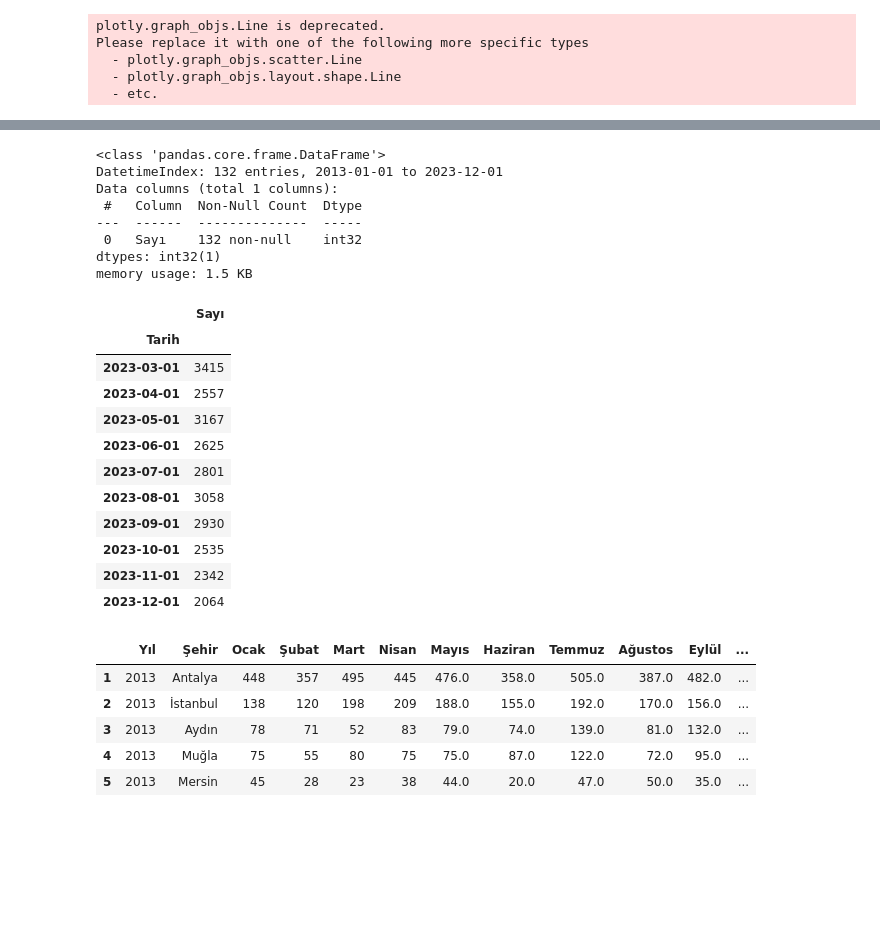
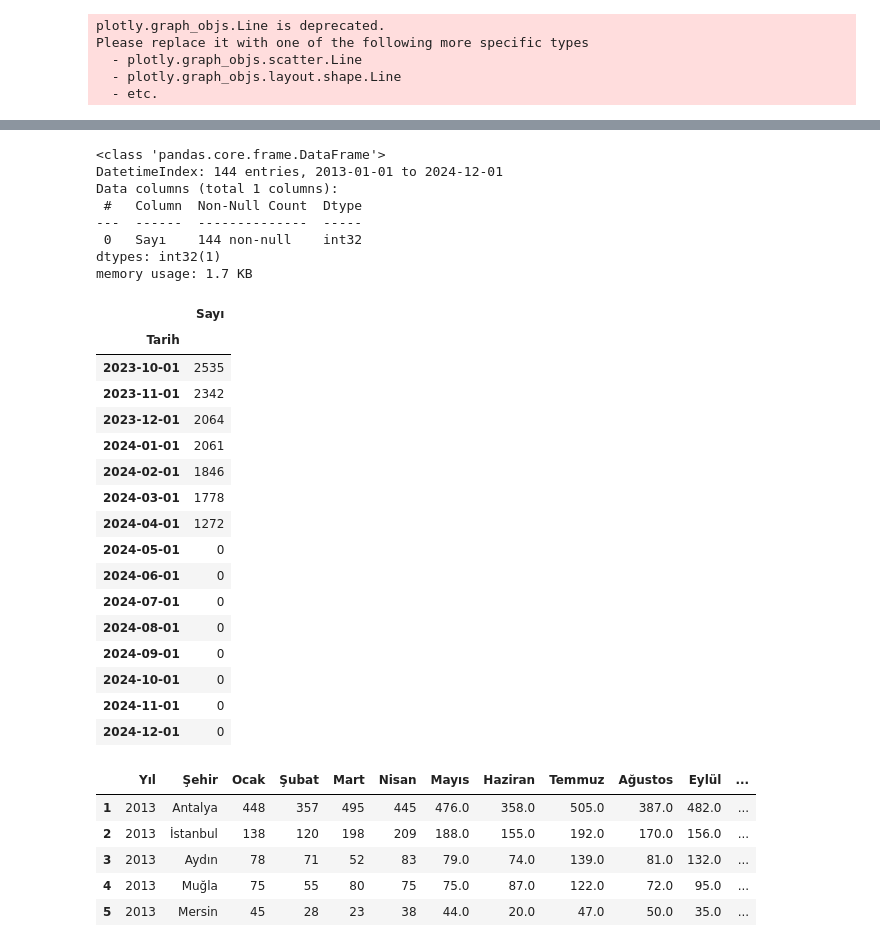
Before and after one commit to Zakerous76/analythings-viz-2-fastAPI-integration, a Jupyter notebook: fastAPI-tutorials/developement.ipynb, the cells around one changed output, grey strips where cells are left out. Drawn from its saved outputs; the diff is of its cells as text; code cells hidden in the pictures; blank space fills up the shorter version.

```diff
--- a/fastAPI-tutorials/developement.ipynb
+++ b/fastAPI-tutorials/developement.ipynb
@@ -158,14 +158,15 @@ def total_sales(df_granular):
 fig = total_sales(df_granular)
 fig.show()
 # %%
-df_f = pd.read_excel("./datasets/İllere göre yabancılara satış sayısı.xls")
+df_f = pd.read_excel("./datasets/İllere göre yabancılara konut satış sayısı.xls")
 df_f.rename(columns={'Unnamed: 1': 'Şehir'}, inplace=True)
+df_f.tail(14)
 
-df_f_total = df_f.dropna().drop(["Şehir", "Toplam"], axis=1)#.set_index("Yıl")
+df_f_total = df_f[df_f['Şehir'] == "Toplam - Total"].drop(["Şehir", "Toplam"], axis=1)#.set_index("Yıl")
 df_f_total["Yıl"] = df_f_total["Yıl"].astype(int)
 # df_f_total.index = df_f_total.index.astype(int)
 
-df_f = df_f.ffill().drop("Toplam", axis=1)
-df_f["Yıl"] = df_f["Yıl"].astype(int)
-df_f.head(19)
+df_f["Yıl"] = df_f["Yıl"].ffill().astype(int)
+df_f.drop("Toplam", axis=1, inplace=True)
+df_f.tail(19)
 # %% [output]
@@ -221,28 +231,33 @@ df_f_total_aggregated["Sayı"] = df_f_total_aggregated["Sayı"].astype(int)
 df_f_total_aggregated.info()
 # %% [output]
 <class 'pandas.core.frame.DataFrame'>
-DatetimeIndex: 132 entries, 2013-01-01 to 2023-12-01
+DatetimeIndex: 144 entries, 2013-01-01 to 2024-12-01
 Data columns (total 1 columns):
  #   Column  Non-Null Count  Dtype
 ---  ------  --------------  -----
- 0   Sayı    132 non-null    int32
+ 0   Sayı    144 non-null    int32
 dtypes: int32(1)
-memory usage: 1.5 KB
+memory usage: 1.7 KB
 # %%
-df_f_total_aggregated.tail(10)
+df_f_total_aggregated.tail(15)
 # %% [output]
 |  | Sayı |
 | Tarih |  |
-| 2023-03-01 | 3415 |
-| 2023-04-01 | 2557 |
-| 2023-05-01 | 3167 |
-| 2023-06-01 | 2625 |
-| 2023-07-01 | 2801 |
-| 2023-08-01 | 3058 |
-| 2023-09-01 | 2930 |
 | 2023-10-01 | 2535 |
 | 2023-11-01 | 2342 |
 | 2023-12-01 | 2064 |
+| 2024-01-01 | 2061 |
+| 2024-02-01 | 1846 |
+| 2024-03-01 | 1778 |
+| 2024-04-01 | 1272 |
+| 2024-05-01 | 0 |
+| 2024-06-01 | 0 |
+| 2024-07-01 | 0 |
+| 2024-08-01 | 0 |
+| 2024-09-01 | 0 |
+| 2024-10-01 | 0 |
+| 2024-11-01 | 0 |
+| 2024-12-01 | 0 |
 # %%
 df_f_cities = df_f[df_f['Şehir'] != "Toplam - Total"]
 df_f_cities.head()
```
Also changed, not shown: parts of 8 cells of this notebook, 3 other files.
